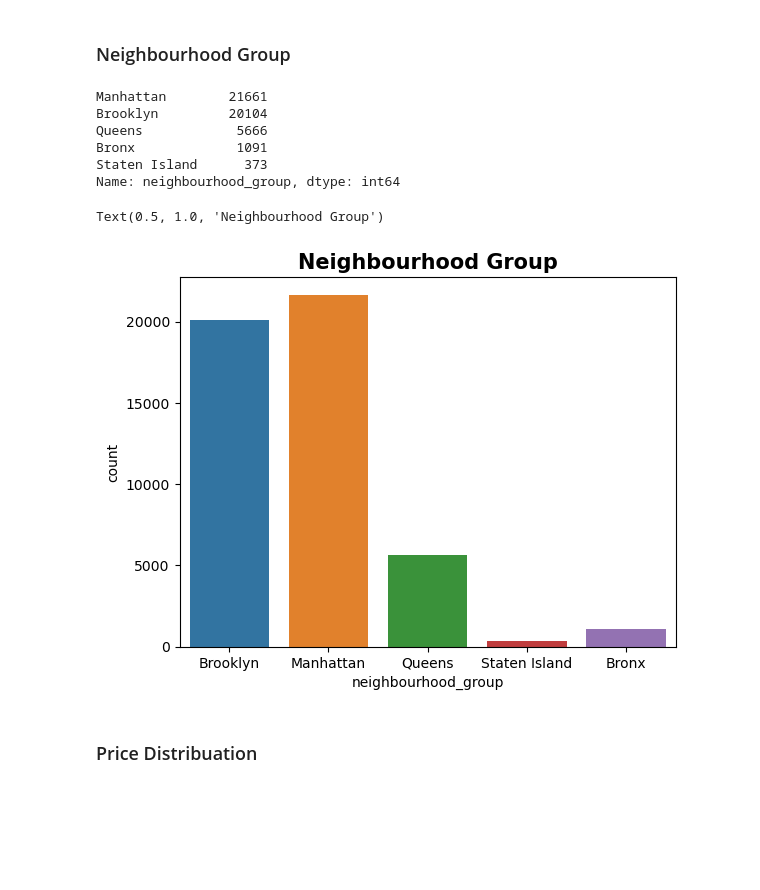
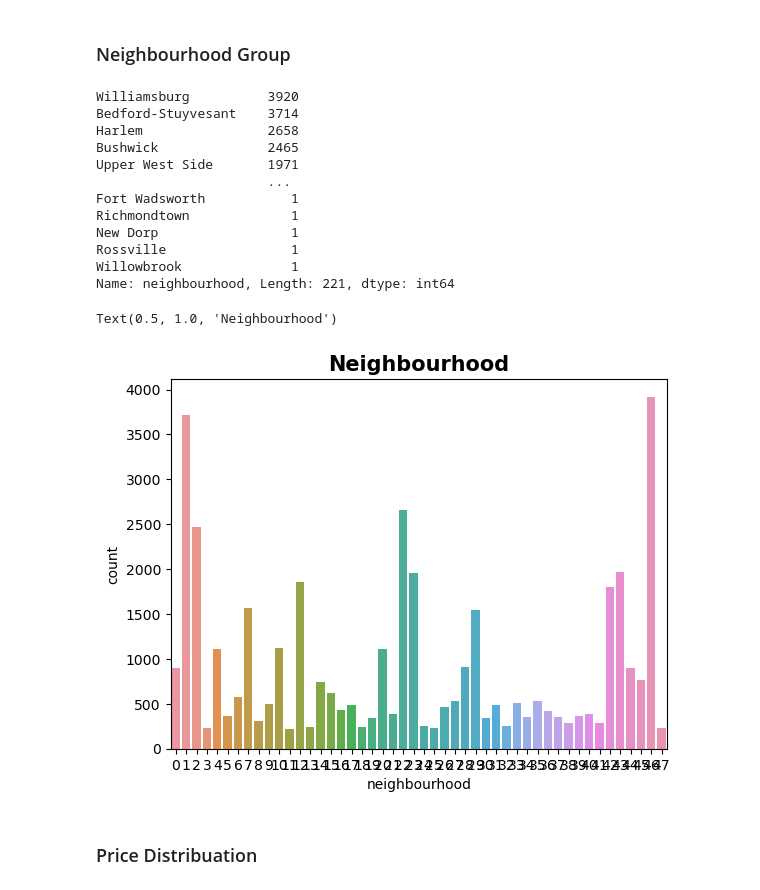
Before and after one commit to Minp45/AirbnbPricePredictor, a Jupyter notebook: notebooks/notebook.ipynb, the cells around one changed output. Saved outputs shown, nothing was run; the diff lists cells and outputs as text; code cells hidden in the pictures; blank space fills up the shorter version.

```diff
--- a/notebooks/notebook.ipynb
+++ b/notebooks/notebook.ipynb
@@ -121,19 +121,25 @@ dtype: int64
 # %%
 import plotly.express as px
 # %%
-data['neighbourhood_group'].value_counts()
+data['neighbourhood'].value_counts()
 # %% [output]
-Manhattan        21661
-Brooklyn         20104
-Queens            5666
-Bronx             1091
-Staten Island      373
-Name: neighbourhood_group, dtype: int64
+Williamsburg          3920
+Bedford-Stuyvesant    3714
+Harlem                2658
+Bushwick              2465
+Upper West Side       1971
+                      ...
+Fort Wadsworth           1
+Richmondtown             1
+New Dorp                 1
+Rossville                1
+Willowbrook              1
+Name: neighbourhood, Length: 221, dtype: int64
 # %%
-sns.countplot(x="neighbourhood_group", data=data)
-plt.title("Neighbourhood Group",size=15, weight='bold')
+sns.countplot(x="neighbourhood", data=data)
+plt.title("Neighbourhood",size=15, weight='bold')
 # %% [output]
-Text(0.5, 1.0, 'Neighbourhood Group')
+Text(0.5, 1.0, 'Neighbourhood')
-[figure, old version]
+[figure, new version]
 # %% [markdown]
 ### Price Distribuation
```
Also changed, not shown: parts of 5 cells of this notebook, 2 other files.
